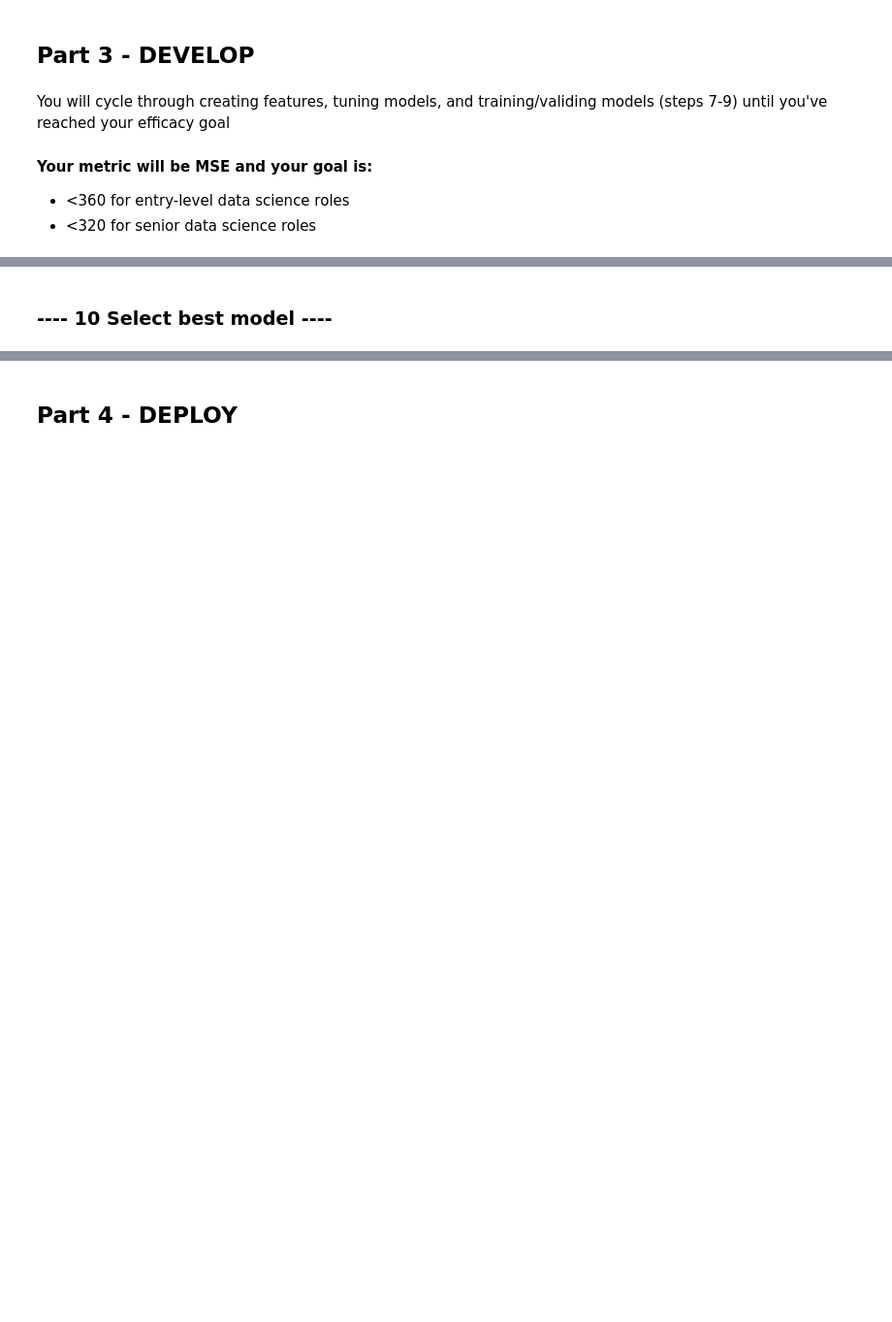
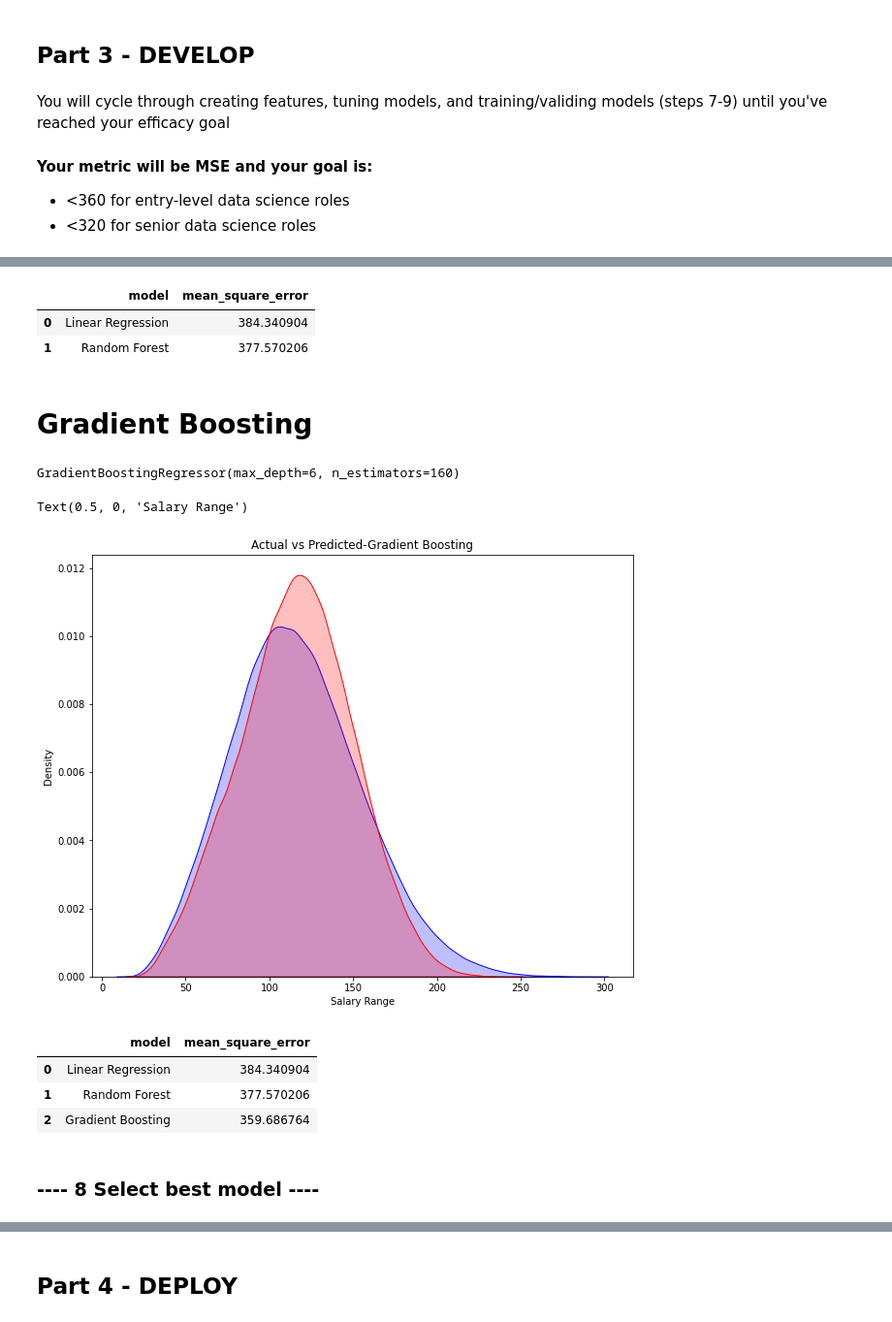
Before and after one commit to rahulvashisth3/salarypredictionportfolio, a Jupyter notebook: Salary Prediction Notebook.ipynb, the cells around one changed output, grey strips where cells are left out. Shown at 97% size. Cells and saved outputs as stored; diff of their text form; code cells hidden in the pictures; blank space fills up the shorter version.

```diff
--- a/Salary Prediction Notebook.ipynb
+++ b/Salary Prediction Notebook.ipynb
@@ -444,0 +491,7 @@ Weak correlation exists between company id and salary
+# %%
+#train, test spilt
+x_train, x_test, y_train, y_test = train_test_split(x_normal,y_normal,test_size=0.3, random_state=0)
+print("The number of samples in training are:" , x_train.shape)
+print("The number of samples in testing are:" , x_test.shape)
+print("The number of samples in training are:" , y_train.shape)
+print("The number of samples in testing are:" , y_test.shape)
@@ -474,0 +525,5 @@ You will cycle through creating features, tuning models, and training/validing m
+# %%
+#create and tune the m#fitting the regression model
+lr1 = LinearRegression()
+lr1.fit(x_train,y_train)
+lr1.score(x_train,y_train)
@@ -474,0 +560,17 @@ You will cycle through creating features, tuning models, and training/validing m
+# %%
+results
+# %% [output]
+|  | model | mean_square_error |
+| 0 | Linear Regression | 384.340904 |
+| 1 | Random Forest | 377.570206 |
+# %% [markdown]
+# Gradient Boosting
+# %%
+gbr = GradientBoostingRegressor(n_estimators=160, max_depth=6, loss='ls',verbose=0)
+neg_mse_gbr = cross_val_score(gbr,x_test,y_test,cv=5,scoring='neg_mean_squared_error')
+gbr_mse = -1.0*np.mean(neg_mse_gbr)
+# %%
+#fitting the gradient boosting model to compare the results
+gbr.fit(x_train,y_train)
+# %% [output]
+GradientBoostingRegressor(max_depth=6, n_estimators=160)
@@ -475,2 +581,19 @@ You will cycle through creating features, tuning models, and training/validing m
+# %%
+#checking how well the GradientBoosting model predicts the salary
+fig = plt.figure(figsize=(10,8))
+ax1 = sns.distplot(y_test,hist=False,color='b',label='actual',kde_kws={"shade": True})
+sns.distplot(gbr.predict(x_test),hist=False,color='r',label='predicted',kde_kws={"shade": True})
+plt.title('Actual vs Predicted-Gradient Boosting')
+plt.xlabel('Salary Range')
+# %% [output]
+Text(0.5, 0, 'Salary Range')
+[figure, added]
+# %%
+results
+# %% [output]
+|  | model | mean_square_error |
+| 0 | Linear Regression | 384.340904 |
+| 1 | Random Forest | 377.570206 |
+| 2 | Gradient Boosting | 359.686764 |
 # %% [markdown]
-### ---- 10 Select best model  ----
+### ---- 8 Select best model  ----
```
Also changed, not shown: parts of 54 cells of this notebook.
